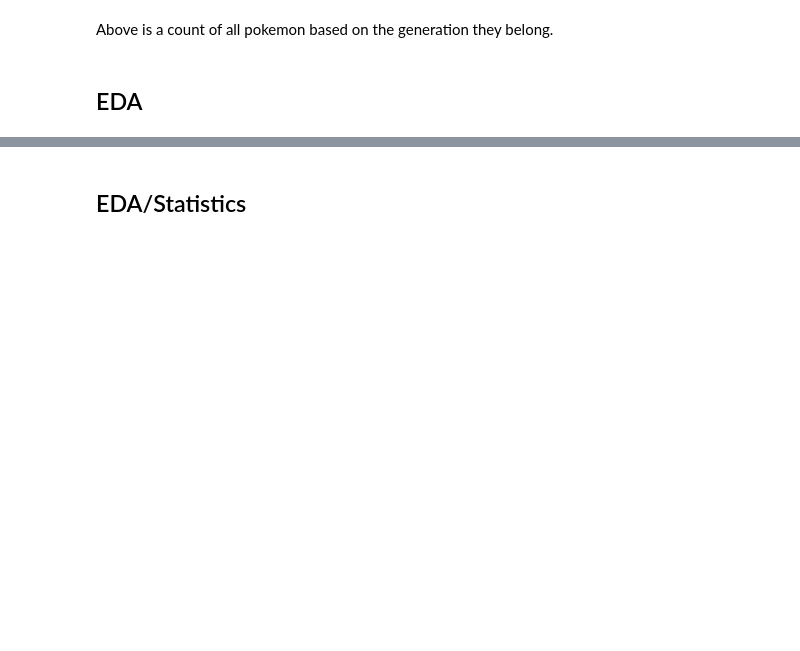
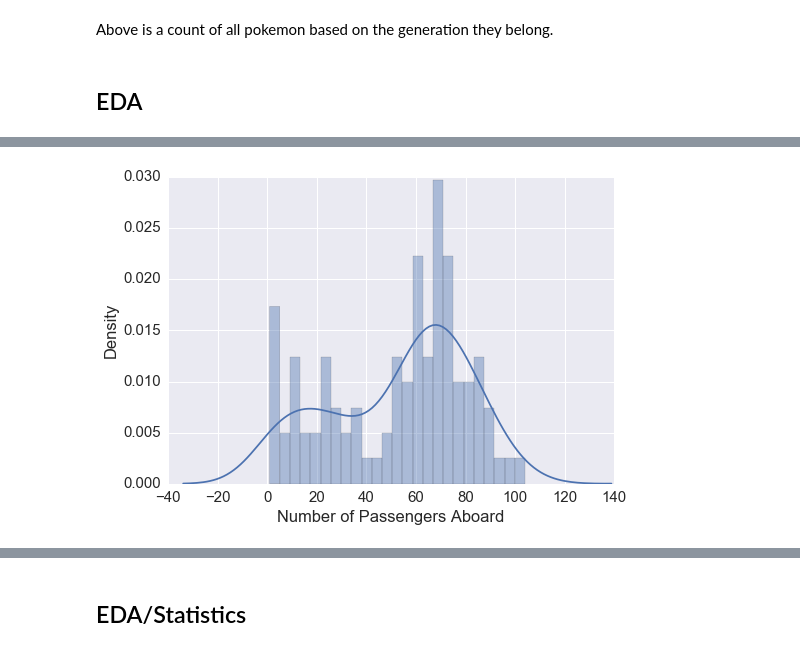
Before and after one commit to carlespoles/DSCI6002-student, a Jupyter notebook: week3/3-1_Review/DSCI6002-Midterm-Part2-CarlesPolesMielgo.ipynb, the cells around one changed output, grey strips where cells are left out. Cells and saved outputs as stored; diff of their text form; code cells hidden in the pictures; blank space fills up the shorter version.

```diff
--- a/week3/3-1_Review/DSCI6002-Midterm-Part2-CarlesPolesMielgo.ipynb
+++ b/week3/3-1_Review/DSCI6002-Midterm-Part2-CarlesPolesMielgo.ipynb
@@ -283,0 +281,5 @@ plot_6;
+# %%
+hist_chart = sns.distplot(df.groupby('year').count()['aboard'], bins=25)
+hist_chart.set(xlabel="Number of Passengers Aboard", ylabel="Density");
+# %% [output]
+[figure, added]
```
Also changed, not shown: parts of 96 cells of this notebook, 3 other files.
